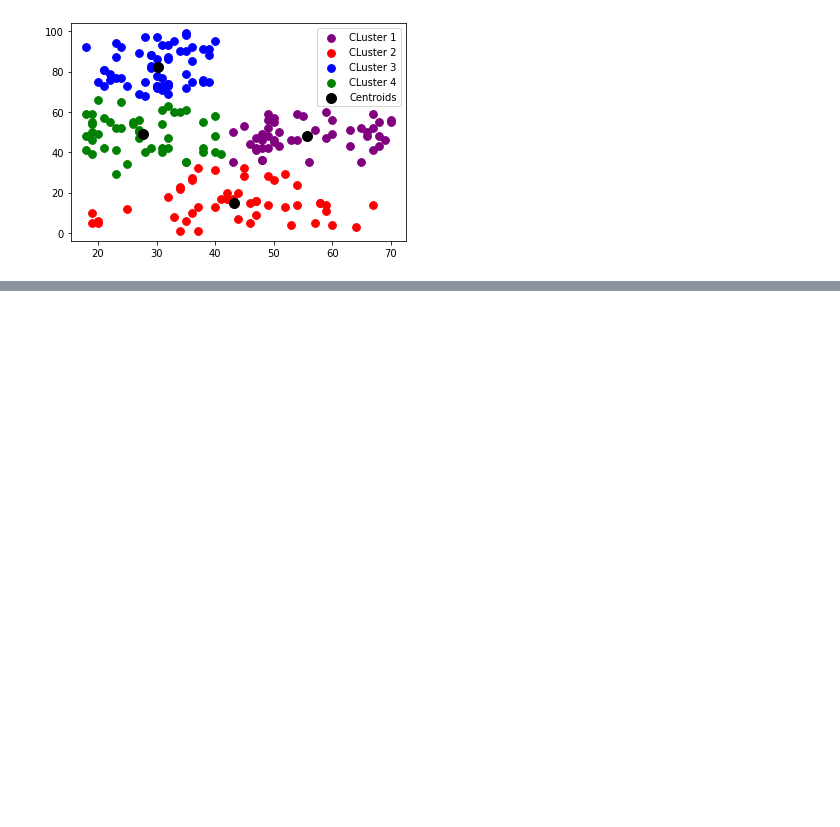
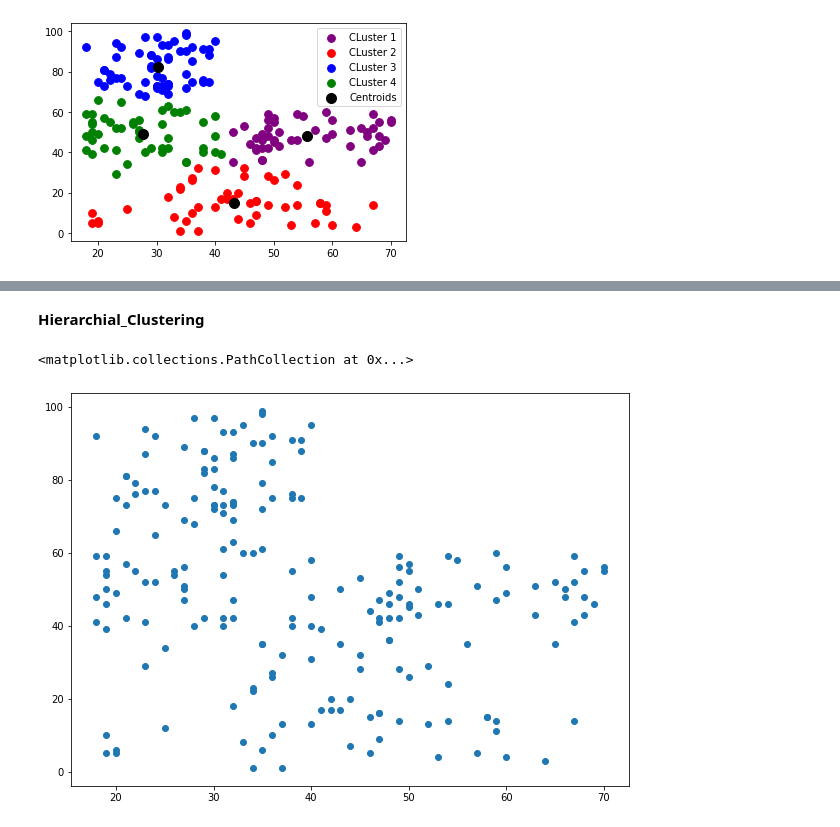
Before and after one commit to jithesh9539/Clustering_Techniques_CMPE255, a Jupyter notebook: Clustering_Techniques.ipynb, the cells around one changed output, grey strips where cells are left out. Saved outputs shown, nothing was run; the diff lists cells and outputs as text; code cells hidden in the pictures; blank space fills up the shorter version.

```diff
--- a/Clustering_Techniques.ipynb
+++ b/Clustering_Techniques.ipynb
@@ -150,0 +192,10 @@ plt.show()
+# %% [markdown]
+**Hierarchial_Clustering**
+# %%
+labels = range(1, 201)
+plt.figure(figsize=(10, 7))
+plt.subplots_adjust(bottom=0.1)
+plt.scatter(X[:,0], X[:,1], label='True Positions')
+# %% [output]
+<matplotlib.collections.PathCollection at 0x...>
+[figure, added]
```
Also changed, not shown: parts of 12 cells of this notebook.
